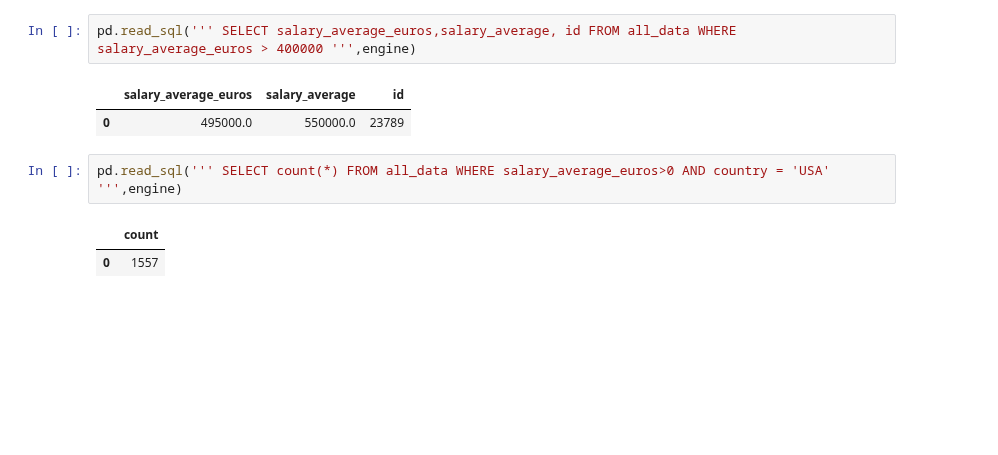
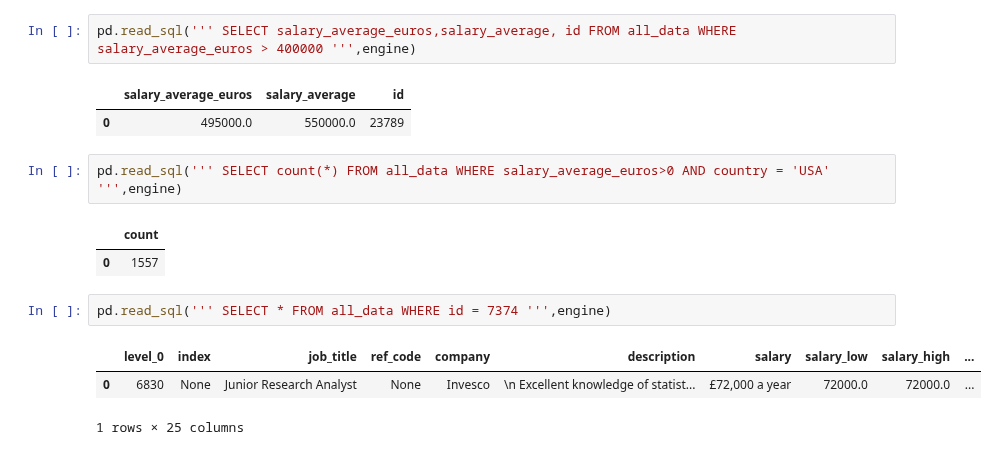
Before and after one commit to jamobe/DataScienceJobs, a Jupyter notebook: SQL/SQLCalls.ipynb, the cells around one changed output. Saved outputs shown, nothing was run; the diff lists cells and outputs as text; blank space fills up the shorter version.

Commit message:
added lines for inspecting data

```diff
--- a/SQL/SQLCalls.ipynb
+++ b/SQL/SQLCalls.ipynb
@@ -173,3 +173,9 @@ pd.read_sql(''' SELECT count(*) FROM all_data WHERE salary_average_euros>0 AND c
 # %% [output]
 |  | count |
 | 0 | 1557 |
+# %%
+pd.read_sql(''' SELECT * FROM all_data WHERE id = 7374 ''',engine)
+# %% [output]
+|  | level_0 | index | job_title | ref_code | company | description | salary | salary_low | salary_high | ... |
+| 0 | 6830 | None | Junior Research Analyst | None | Invesco | \n Excellent knowledge of statist... | £72,000 a year | 72000.0 | 72000.0 | ... |
+1 rows × 25 columns
```
